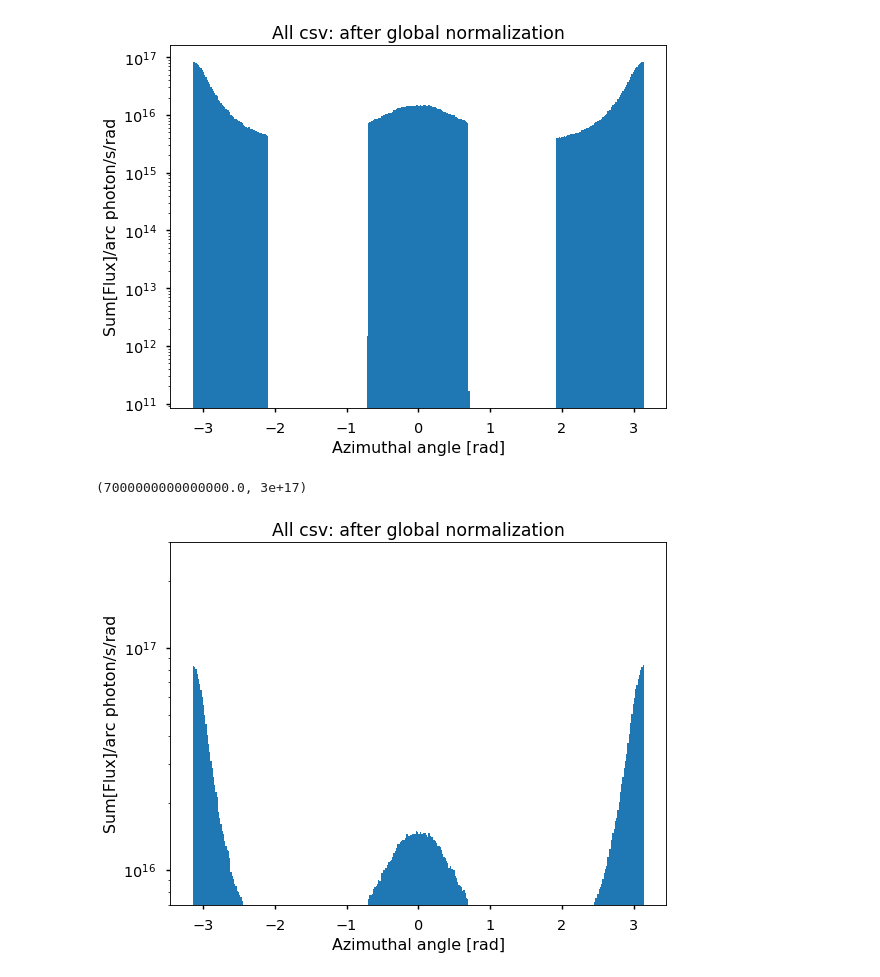
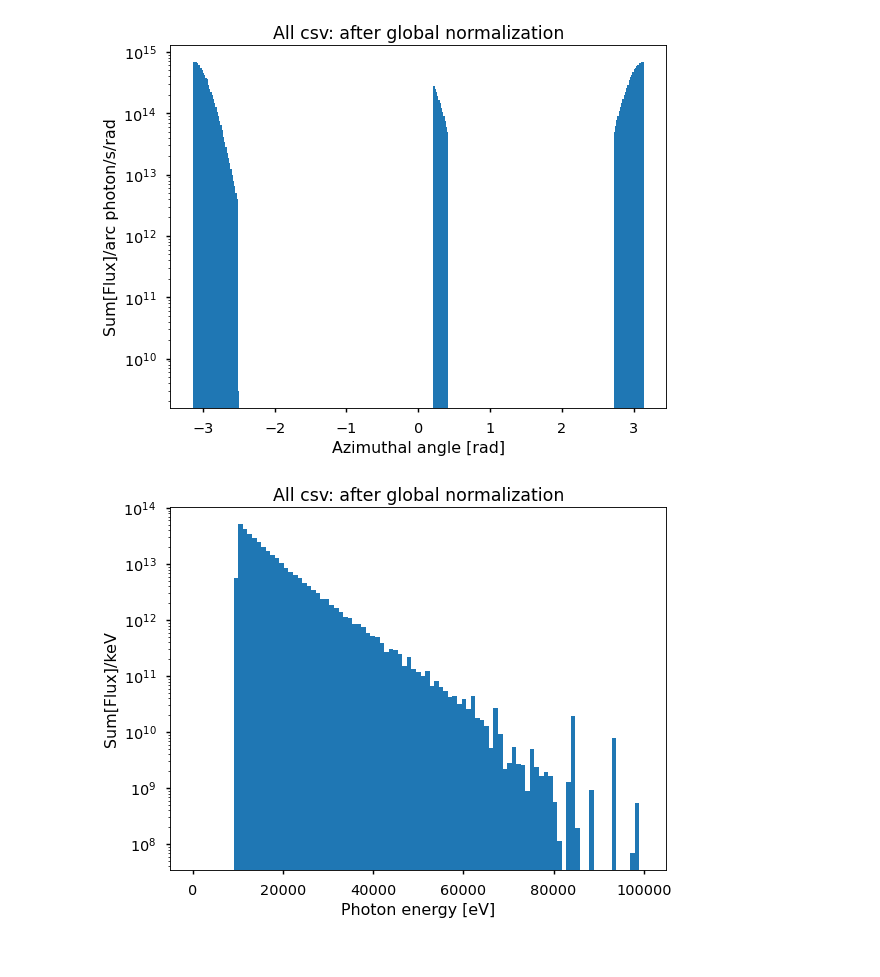
Before and after one commit to blackcathj/SynRad, a Jupyter notebook: CheckAll.ipynb, the cells around one changed output. Drawn from its saved outputs; the diff is of its cells as text; code cells hidden in the pictures.

```diff
--- a/CheckAll.ipynb
+++ b/CheckAll.ipynb
@@ -26,7 +26,11 @@ mpl.style.use('seaborn-talk')
 # base_dir = 'May2020Lattice/UpdatedGeometryPumps'
 # base_dir = 'May2020Lattice/23JulyReflectionTest'
 
-base_dir = 'July2020Chamber/24JulyFirstRun'
+# base_dir = 'July2020Chamber/24JulyFirstRun'
+# base_dir = 'July2020Chamber/SullivanMasksOct2020'
+# base_dir = 'July2020Chamber/Sullivan masks charlie funnel'
+
+base_dir = 'EICNov2020'
 # %%
 df_flux = pd.read_excel(os.path.join(base_dir, 'Flux per facet.xlsx')  )
 
@@ -215,21 +203,19 @@ plt.title('All csv: after global normalization');
 plt.xlabel("Azimuthal angle [rad]");
 plt.ylabel("Sum[Flux]/arc photon/s/rad");
 # %% [output]
-[figure, old version]
+[figure, new version]
 # %%
 plt.figure(num=None, figsize=(8, 6), dpi=80, facecolor='w', edgecolor='k')
 plt.hist(
-    Phi.to_numpy(),
-    bins=np.linspace(-np.pi,np.pi,num=361),
-    weights=big_frame['Flux_Normalized'].to_numpy() / (2*np.pi/360),
+    big_frame['Energy_[eV]'].to_numpy(),
+    bins=np.linspace(0,100e3,num=100),
+    weights=big_frame['Flux_Normalized'].to_numpy(),
     log = True );
 plt.title('All csv: after global normalization');
-plt.xlabel("Azimuthal angle [rad]");
-plt.ylabel("Sum[Flux]/arc photon/s/rad");
-plt.ylim((7e15, 3e17))
+plt.xlabel("Photon energy [eV]");
+plt.ylabel("Sum[Flux]/keV");
 # %% [output]
-(7000000000000000.0, 3e+17)
-[figure, old version]
+[figure, new version]
 # %%
 plt.figure(num=None, figsize=(8, 6), dpi=80, facecolor='w', edgecolor='k')
 plt.hist(
```
Also changed, not shown: parts of 17 cells of this notebook, 11 other files.
